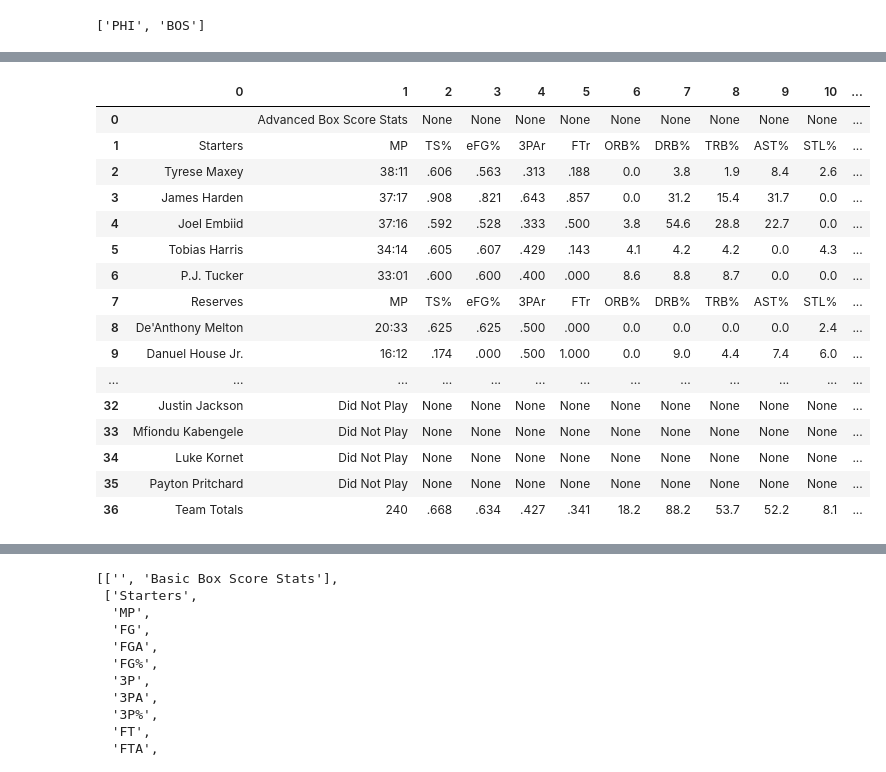
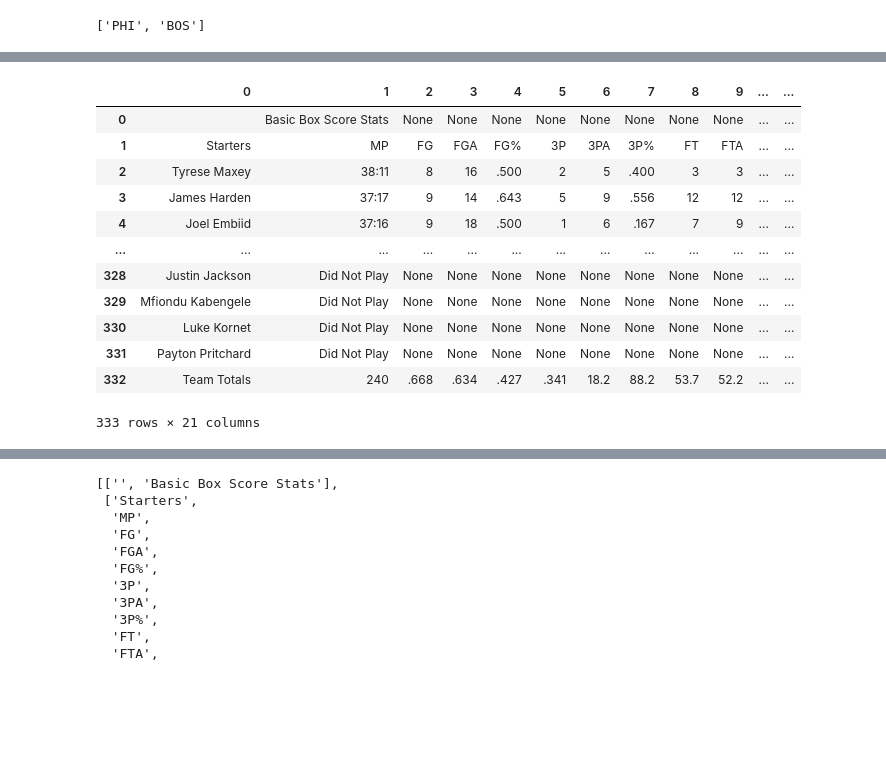
Before and after one commit to VincentGordon-Data-Analyst/NBA_Final_Score_Predictions, a Jupyter notebook: final_score_scrape.ipynb, the cells around one changed output, grey strips where cells are left out. Saved outputs shown, nothing was run; the diff lists cells and outputs as text; code cells hidden in the pictures; blank space fills up the shorter version.

```diff
--- a/final_score_scrape.ipynb
+++ b/final_score_scrape.ipynb
@@ -93,23 +93,22 @@ teams
 # %% [output]
 ['PHI', 'BOS']
 # %%
-stats = ['basic', 'advanced']
+# stats = ['basic', 'advanced']
 
-home_team_basic = []
-home_team_advanced = []
-away_team_basic = []
-away_team_advanced = []
+# home_team_basic = []
+# home_team_advanced = []
+# away_team_basic = []
+# away_team_advanced = []
 
-for team in teams:
-    for stat in stats:
-        if stat == 'basic':
-            stat_table = soup.find('table', id=f"box-{team}-game-{stat}")
-            for row in stat_table.find_all('tr'):
-                row_data = [cell.get_text() for cell in row.find_all(['th', 'td'])]
-                basic.append(row_data)
-        else:
-            stat_table = soup.find('table', id=f"box-{team}-game-{stat}")
-            for row in stat_table.find_all('tr'):
-                row_data = [cell.get_text() for cell in row.find_all(['th', 'td'])]
-                advanced.append(row_data)
-advanced
+# for team in teams:
+#     for stat in stats:
+#         # if stat == 'basic':
+#         stat_table = soup.find('table', id=f"box-{team}-game-{stat}")
+#         for row in stat_table.find_all('tr'):
+#             row_data = [cell.get_text() for cell in row.find_all(['th', 'td'])]
+#             basic.append(row_data)
+#         else:
+#             stat_table = soup.find('table', id=f"box-{team}-game-{stat}")
+#             for row in stat_table.find_all('tr'):
+#                 row_data = [cell.get_text() for cell in row.find_all(['th', 'td'])]
+#                 advanced.append(row_data)
@@ -134,20 +115,16 @@ advanced
 # %%
-pd.DataFrame(advanced)
+pd.DataFrame(basic)
 # %% [output]
-|  | 0 | 1 | 2 | 3 | 4 | 5 | 6 | 7 | 8 | 9 | 10 | ... |
-| 0 |  | Advanced Box Score Stats | None | None | None | None | None | None | None | None | None | ... |
-| 1 | Starters | MP | TS% | eFG% | 3PAr | FTr | ORB% | DRB% | TRB% | AST% | STL% | ... |
-| 2 | Tyrese Maxey | 38:11 | .606 | .563 | .313 | .188 | 0.0 | 3.8 | 1.9 | 8.4 | 2.6 | ... |
-| 3 | James Harden | 37:17 | .908 | .821 | .643 | .857 | 0.0 | 31.2 | 15.4 | 31.7 | 0.0 | ... |
-| 4 | Joel Embiid | 37:16 | .592 | .528 | .333 | .500 | 3.8 | 54.6 | 28.8 | 22.7 | 0.0 | ... |
-| 5 | Tobias Harris | 34:14 | .605 | .607 | .429 | .143 | 4.1 | 4.2 | 4.2 | 0.0 | 4.3 | ... |
-| 6 | P.J. Tucker | 33:01 | .600 | .600 | .400 | .000 | 8.6 | 8.8 | 8.7 | 0.0 | 0.0 | ... |
-| 7 | Reserves | MP | TS% | eFG% | 3PAr | FTr | ORB% | DRB% | TRB% | AST% | STL% | ... |
-| 8 | De'Anthony Melton | 20:33 | .625 | .625 | .500 | .000 | 0.0 | 0.0 | 0.0 | 0.0 | 2.4 | ... |
-| 9 | Danuel House Jr. | 16:12 | .174 | .000 | .500 | 1.000 | 0.0 | 9.0 | 4.4 | 7.4 | 6.0 | ... |
+|  | 0 | 1 | 2 | 3 | 4 | 5 | 6 | 7 | 8 | 9 | ... | ... |
+| 0 |  | Basic Box Score Stats | None | None | None | None | None | None | None | None | ... | ... |
+| 1 | Starters | MP | FG | FGA | FG% | 3P | 3PA | 3P% | FT | FTA | ... | ... |
+| 2 | Tyrese Maxey | 38:11 | 8 | 16 | .500 | 2 | 5 | .400 | 3 | 3 | ... | ... |
+| 3 | James Harden | 37:17 | 9 | 14 | .643 | 5 | 9 | .556 | 12 | 12 | ... | ... |
+| 4 | Joel Embiid | 37:16 | 9 | 18 | .500 | 1 | 6 | .167 | 7 | 9 | ... | ... |
 | ... | ... | ... | ... | ... | ... | ... | ... | ... | ... | ... | ... | ... |
-| 32 | Justin Jackson | Did Not Play | None | None | None | None | None | None | None | None | None | ... |
-| 33 | Mfiondu Kabengele | Did Not Play | None | None | None | None | None | None | None | None | None | ... |
-| 34 | Luke Kornet | Did Not Play | None | None | None | None | None | None | None | None | None | ... |
-| 35 | Payton Pritchard | Did Not Play | None | None | None | None | None | None | None | None | None | ... |
-| 36 | Team Totals | 240 | .668 | .634 | .427 | .341 | 18.2 | 88.2 | 53.7 | 52.2 | 8.1 | ... |
+| 328 | Justin Jackson | Did Not Play | None | None | None | None | None | None | None | None | ... | ... |
+| 329 | Mfiondu Kabengele | Did Not Play | None | None | None | None | None | None | None | None | ... | ... |
+| 330 | Luke Kornet | Did Not Play | None | None | None | None | None | None | None | None | ... | ... |
+| 331 | Payton Pritchard | Did Not Play | None | None | None | None | None | None | None | None | ... | ... |
+| 332 | Team Totals | 240 | .668 | .634 | .427 | .341 | 18.2 | 88.2 | 53.7 | 52.2 | ... | ... |
+333 rows × 21 columns
```
Also changed, not shown: parts of 3 cells of this notebook.
